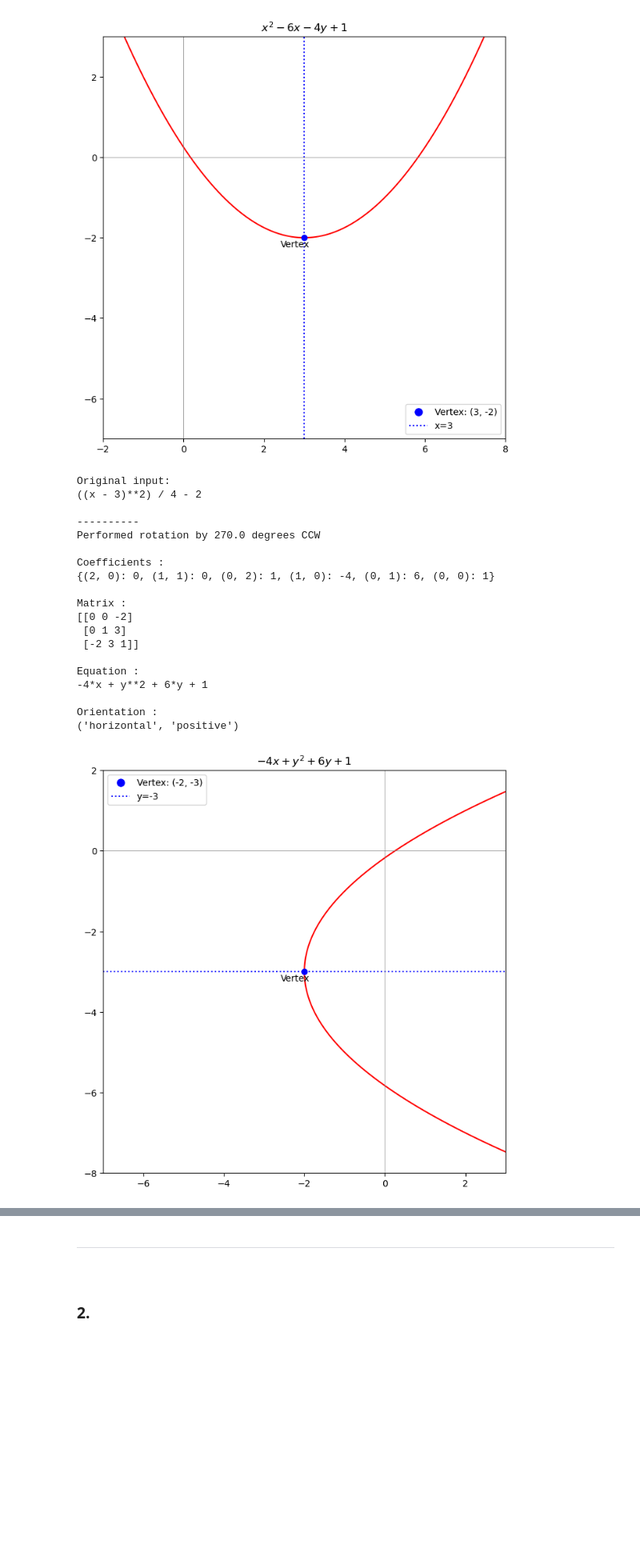
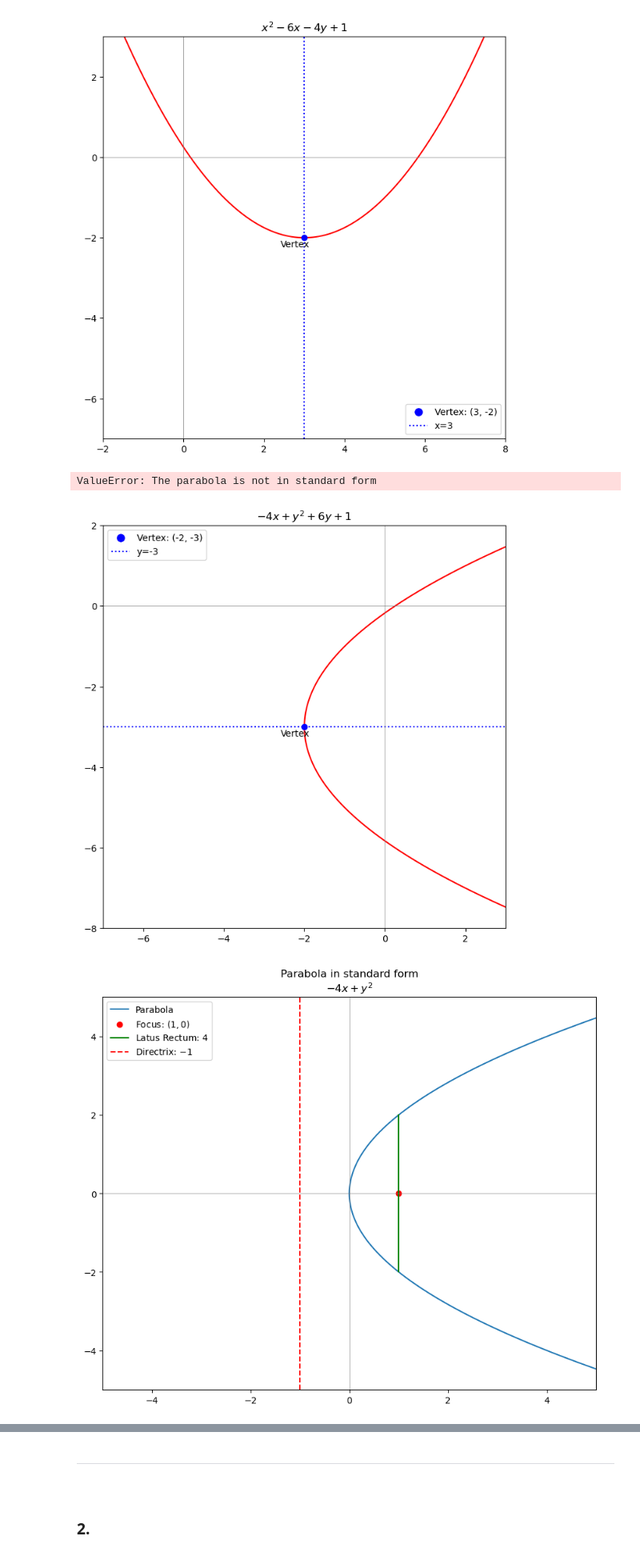
Before and after one commit to pineapple-bois/conic, a Jupyter notebook: Notebooks/Parabolas.ipynb, the cells around one changed output, grey strips where cells are left out. Shown at 80% size. Drawn from its saved outputs; the diff is of its cells as text; code cells hidden in the pictures; blank space fills up the shorter version.

```diff
--- a/Notebooks/Parabolas.ipynb
+++ b/Notebooks/Parabolas.ipynb
@@ -133,28 +127,18 @@ Quadratic Matrix:
 Orientation: ('vertical', 'positive')
 Axis of symmetry: 3
 [figure]
+# %%
+p1.focus
+# %% [output]
+ValueError: The parabola is not in standard form
+# %%
+# Let's get it to standard form
+p1.rotate_parabola(rational=True)
+p1.plot_parabola()
+# %% [output]
+[figure, added]
 # %%
-p1.rotate_parabola(rational=True)
-p1.print_history()
-p1.plot()
+p1.translate_origin(rational=True)
+p1.plot_standard()
 # %% [output]
-Original input:
-((x - 3)**2) / 4 - 2
-
-----------
-Performed rotation by 270.0 degrees CCW
-
-Coefficients :
-{(2, 0): 0, (1, 1): 0, (0, 2): 1, (1, 0): -4, (0, 1): 6, (0, 0): 1}
-
-Matrix :
-[[0 0 -2]
- [0 1 3]
- [-2 3 1]]
-
-Equation :
--4*x + y**2 + 6*y + 1
-
-Orientation :
-('horizontal', 'positive')
-[figure, old version]
+[figure, new version]
```
Also changed, not shown: parts of 37 cells of this notebook.
